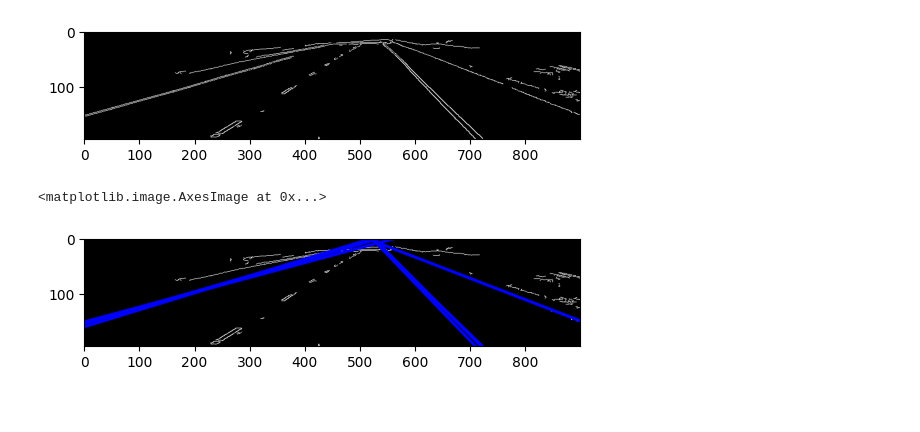
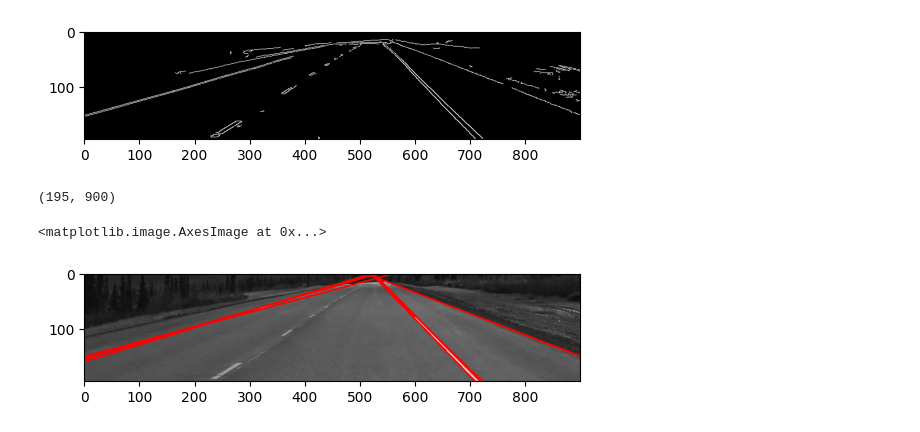
Before and after one commit to FelixWick/computer_vision, a Jupyter notebook: examples/hough.ipynb, the cells around one changed output. Saved outputs shown, nothing was run; the diff lists cells and outputs as text; code cells hidden in the pictures.

Commit message:
better Hough explanation

```diff
--- a/examples/hough.ipynb
+++ b/examples/hough.ipynb
@@ -30,25 +30,30 @@ plt.imshow(canny_edges, cmap='gray', vmin=0, vmax=255)
 # %% [output]
 <matplotlib.image.AxesImage at 0x...>
 [figure]
+# %%
+img.shape
+# %% [output]
+(195, 900)
 # %%
-# Copy edges to the images that will display the results in BGR
-cdst = cv2.cvtColor(canny_edges, cv2.COLOR_GRAY2BGR)
+# image to display the results
+cdst = cv2.cvtColor(img, cv2.COLOR_GRAY2BGR)
 
-lines = cv2.HoughLines(canny_edges, 1, np.pi / 180, 150, None, 0, 0)
+# rho = x * cos(theta) + y * sin(theta)
+# arguments: edge image, resolutions of rho (1 pixel) and theta (1 degree), minimum number of intersections for line detection
+lines = cv2.HoughLines(canny_edges, 1, np.pi / 180, 150)
 
 if lines is not None:
     for i in range(0, len(lines)):
         rho = lines[i][0][0]
         theta = lines[i][0][1]
-        a = math.cos(theta)
-        b = math.sin(theta)
-        x0 = a * rho
-        y0 = b * rho
-        pt1 = (int(x0 + 1000 * (-b)), int(y0 + 1000 * (a)))
-        pt2 = (int(x0 - 1000 * (-b)), int(y0 - 1000 * (a)))
-        cv2.line(cdst, pt1, pt2, (0, 0, 255), 3, cv2.LINE_AA)
+        pt1 = (int(rho / math.cos(theta)), 0) # set y = 0
+        pt2 = (0, int(rho / math.sin(theta))) # set x = 0
+        cv2.line(cdst, pt1, pt2, (255, 0, 0), 2)
+        pt1 = (int((rho - 900 * math.sin(theta)) / math.cos(theta)), 900) # set y = 900
+        pt2 = (195, int((rho - 195 * math.cos(theta)) / math.sin(theta))) # set x = 195
+        cv2.line(cdst, pt1, pt2, (255, 0, 0), 2)
 
 plt.imshow(cdst)
 # %% [output]
 <matplotlib.image.AxesImage at 0x...>
-[figure, old version]
+[figure, new version]
```
